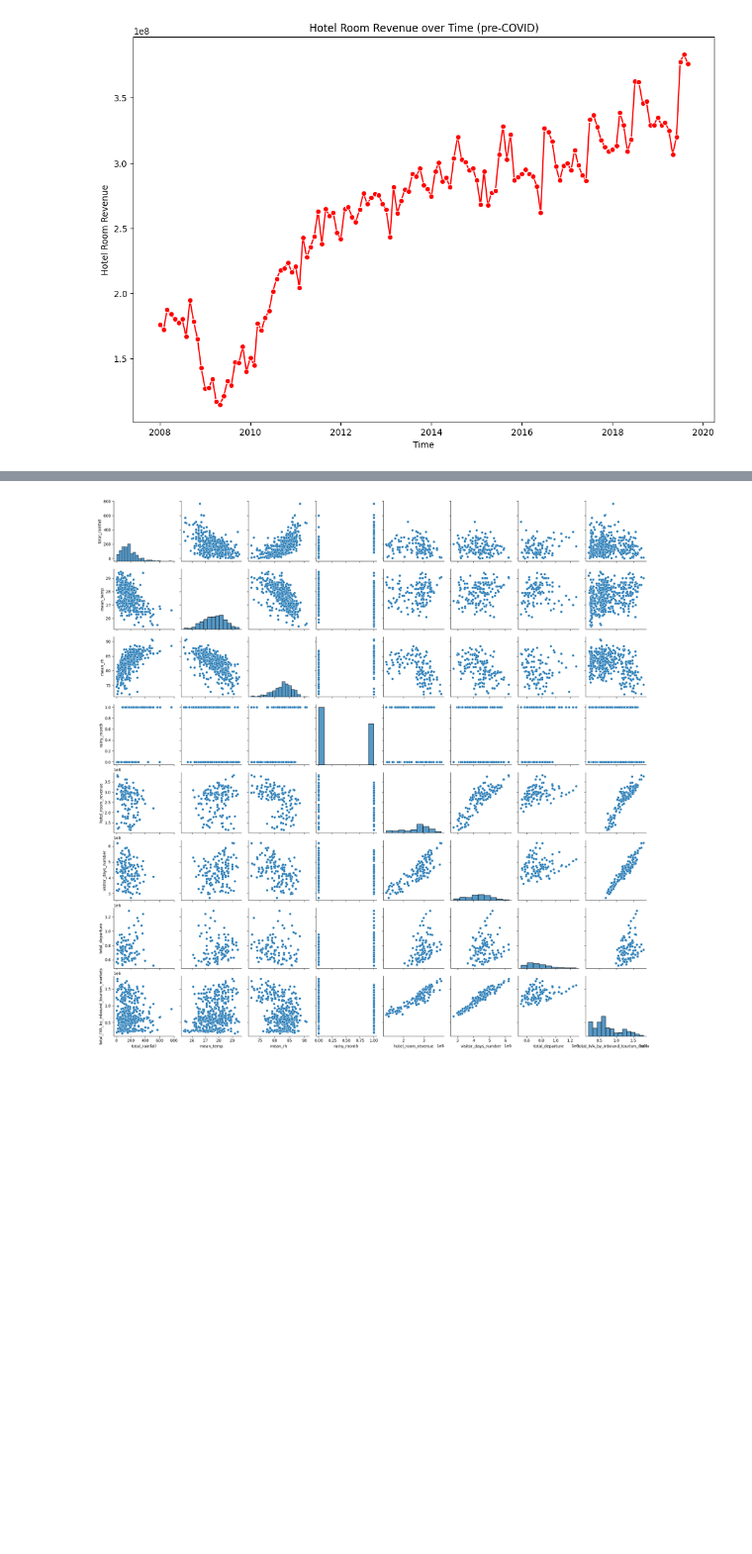
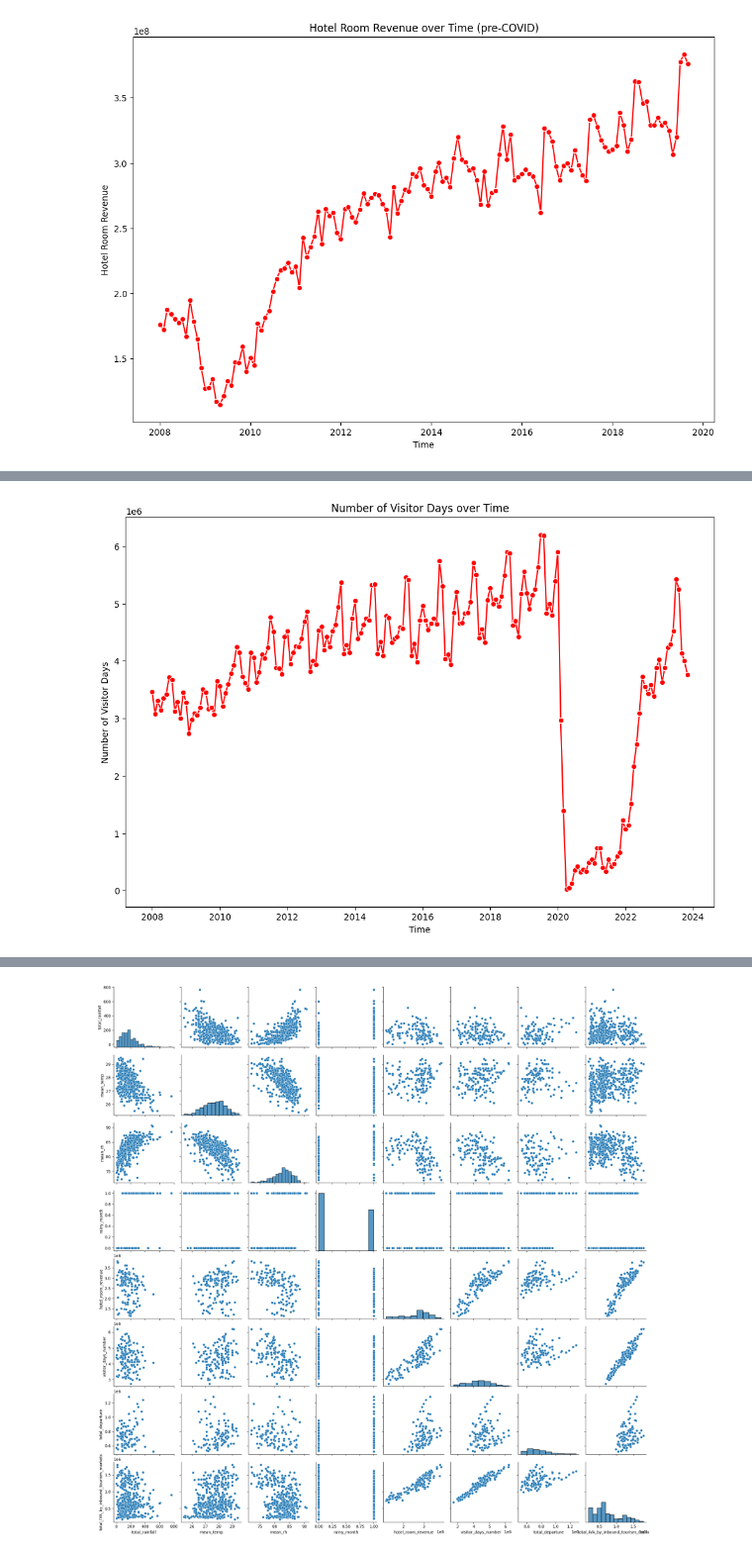
Before and after one commit to tengyneo/project1, a Jupyter notebook: notebook/p1_EDA_tengyong.ipynb, the cells around one changed output, grey strips where cells are left out. Shown at 99% size. Cells and saved outputs as stored; diff of their text form; code cells hidden in the pictures; blank space fills up the shorter version.

```diff
--- a/notebook/p1_EDA_tengyong.ipynb
+++ b/notebook/p1_EDA_tengyong.ipynb
@@ -904,0 +926,15 @@ From looking at the numerical values of tourism data fields for months with high
+# %%
+plt.figure(figsize=(12, 8))
+
+# Line plot for hotel room revenue
+sns.lineplot(x='month', y='visitor_days_number', data=merged_df, marker='o', color='r')
+
+# Add title and labels
+plt.title('Number of Visitor Days over Time')
+plt.xlabel('Time')
+plt.ylabel('Number of Visitor Days')
+
+# Display the plot
+plt.show()
+# %% [output]
+[figure, added]
```
Also changed, not shown: parts of 12 cells of this notebook.
